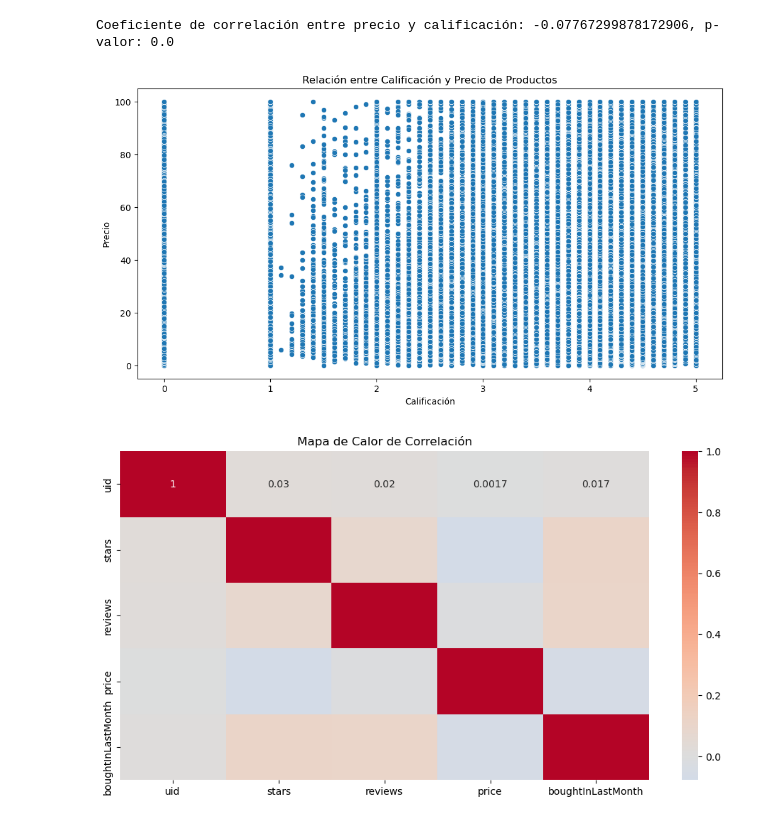
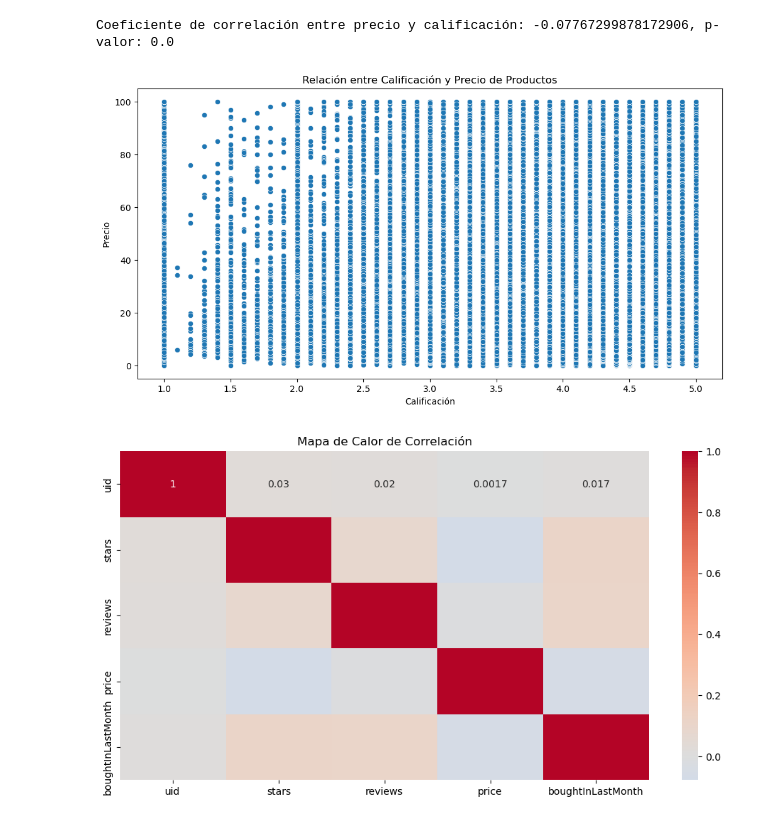
Before and after one commit to Jotis86/lab-eda-bivariate, a Jupyter notebook: eda.ipynb, the cells around one changed output. Saved outputs shown, nothing was run; the diff lists cells and outputs as text; code cells hidden in the pictures.

```diff
--- a/eda.ipynb
+++ b/eda.ipynb
@@ -139,15 +139,18 @@ print(f"Coeficiente de correlación entre precio y calificación: {correlation},
 # %% [output]
 Coeficiente de correlación entre precio y calificación: -0.07767299878172906, p-valor: 0.0
 # %%
+# Eliminar filas donde la columna 'stars' es 0
+df_filtered = df[df['stars'] != 0]
+
 # Gráfico de dispersión para la relación entre calificación y precio
 plt.figure(figsize=(12, 6))
-sns.scatterplot(x='stars', y='price', data=df)
+sns.scatterplot(x='stars', y='price', data=df_filtered)
 plt.title('Relación entre Calificación y Precio de Productos')
 plt.xlabel('Calificación')
 plt.ylabel('Precio')
 plt.show()
 # %% [output]
-[figure, old version]
+[figure, new version]
 # %%
 # Mapa de calor de correlación con las variables numéricas con y sin el mapa de calor
 numeric_df = df.select_dtypes(include=['float64', 'int64'])
```
